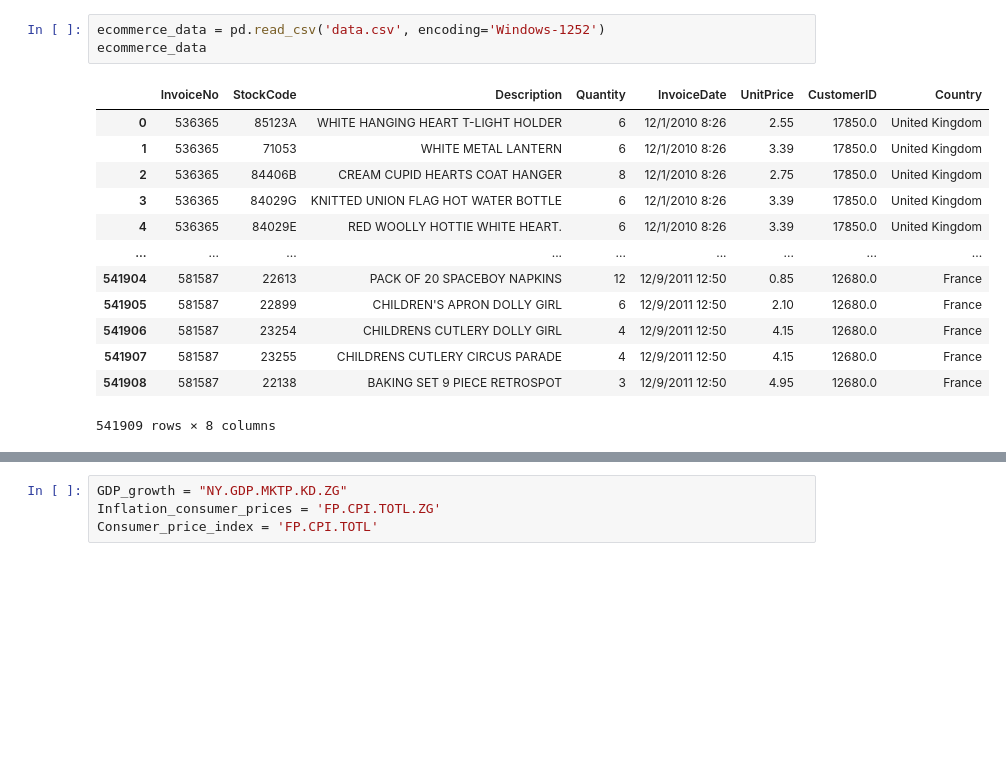
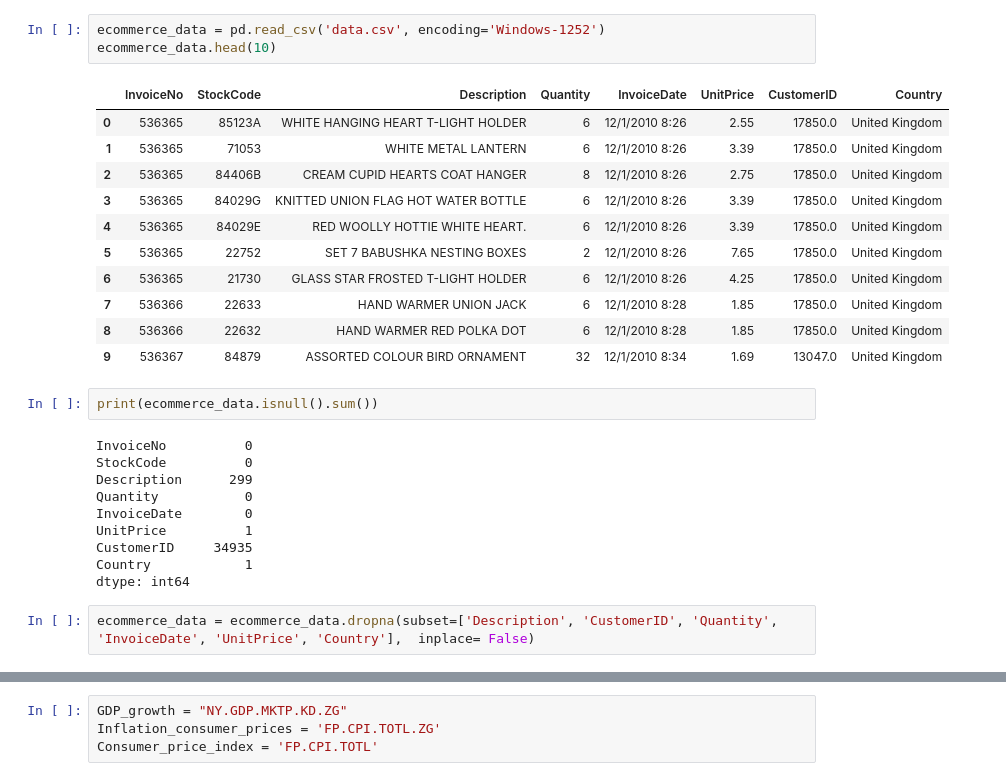
Before and after one commit to Kolexx/Data_asses, a Jupyter notebook: Data_and_Decision_Making_Assessement.ipynb, the cells around one changed output, grey strips where cells are left out. Saved outputs shown, nothing was run; the diff lists cells and outputs as text; blank space fills up the shorter version.

```diff
--- a/Data_and_Decision_Making_Assessement.ipynb
+++ b/Data_and_Decision_Making_Assessement.ipynb
@@ -18,17 +9,29 @@ from sklearn.preprocessing import StandardScaler
 # %%
 ecommerce_data = pd.read_csv('data.csv', encoding='Windows-1252')
-ecommerce_data
+ecommerce_data.head(10)
 # %% [output]
 |  | InvoiceNo | StockCode | Description | Quantity | InvoiceDate | UnitPrice | CustomerID | Country |
 | 0 | 536365 | 85123A | WHITE HANGING HEART T-LIGHT HOLDER | 6 | 12/1/2010 8:26 | 2.55 | 17850.0 | United Kingdom |
 | 1 | 536365 | 71053 | WHITE METAL LANTERN | 6 | 12/1/2010 8:26 | 3.39 | 17850.0 | United Kingdom |
 | 2 | 536365 | 84406B | CREAM CUPID HEARTS COAT HANGER | 8 | 12/1/2010 8:26 | 2.75 | 17850.0 | United Kingdom |
 | 3 | 536365 | 84029G | KNITTED UNION FLAG HOT WATER BOTTLE | 6 | 12/1/2010 8:26 | 3.39 | 17850.0 | United Kingdom |
 | 4 | 536365 | 84029E | RED WOOLLY HOTTIE WHITE HEART. | 6 | 12/1/2010 8:26 | 3.39 | 17850.0 | United Kingdom |
-| ... | ... | ... | ... | ... | ... | ... | ... | ... |
-| 541904 | 581587 | 22613 | PACK OF 20 SPACEBOY NAPKINS | 12 | 12/9/2011 12:50 | 0.85 | 12680.0 | France |
-| 541905 | 581587 | 22899 | CHILDREN'S APRON DOLLY GIRL | 6 | 12/9/2011 12:50 | 2.10 | 12680.0 | France |
-| 541906 | 581587 | 23254 | CHILDRENS CUTLERY DOLLY GIRL | 4 | 12/9/2011 12:50 | 4.15 | 12680.0 | France |
-| 541907 | 581587 | 23255 | CHILDRENS CUTLERY CIRCUS PARADE | 4 | 12/9/2011 12:50 | 4.15 | 12680.0 | France |
-| 541908 | 581587 | 22138 | BAKING SET 9 PIECE RETROSPOT | 3 | 12/9/2011 12:50 | 4.95 | 12680.0 | France |
+| 5 | 536365 | 22752 | SET 7 BABUSHKA NESTING BOXES | 2 | 12/1/2010 8:26 | 7.65 | 17850.0 | United Kingdom |
+| 6 | 536365 | 21730 | GLASS STAR FROSTED T-LIGHT HOLDER | 6 | 12/1/2010 8:26 | 4.25 | 17850.0 | United Kingdom |
+| 7 | 536366 | 22633 | HAND WARMER UNION JACK | 6 | 12/1/2010 8:28 | 1.85 | 17850.0 | United Kingdom |
+| 8 | 536366 | 22632 | HAND WARMER RED POLKA DOT | 6 | 12/1/2010 8:28 | 1.85 | 17850.0 | United Kingdom |
+| 9 | 536367 | 84879 | ASSORTED COLOUR BIRD ORNAMENT | 32 | 12/1/2010 8:34 | 1.69 | 13047.0 | United Kingdom |
-541909 rows × 8 columns
+# %%
+print(ecommerce_data.isnull().sum())
+# %% [output]
+InvoiceNo          0
+StockCode          0
+Description      299
+Quantity           0
+InvoiceDate        0
+UnitPrice          1
+CustomerID     34935
+Country            1
+dtype: int64
+# %%
+ecommerce_data = ecommerce_data.dropna(subset=['Description', 'CustomerID', 'Quantity', 'InvoiceDate', 'UnitPrice', 'Country'],  inplace= False)
```
Also changed, not shown: parts of 66 cells of this notebook.
